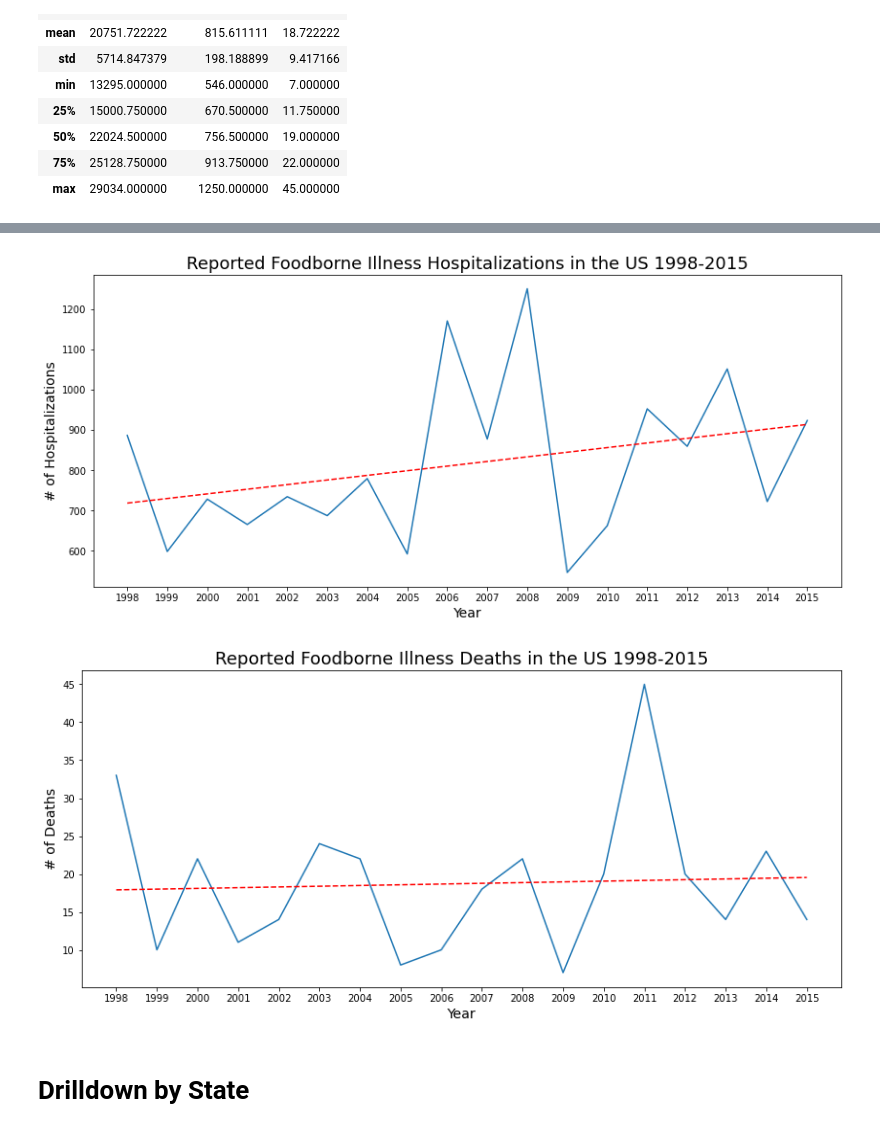
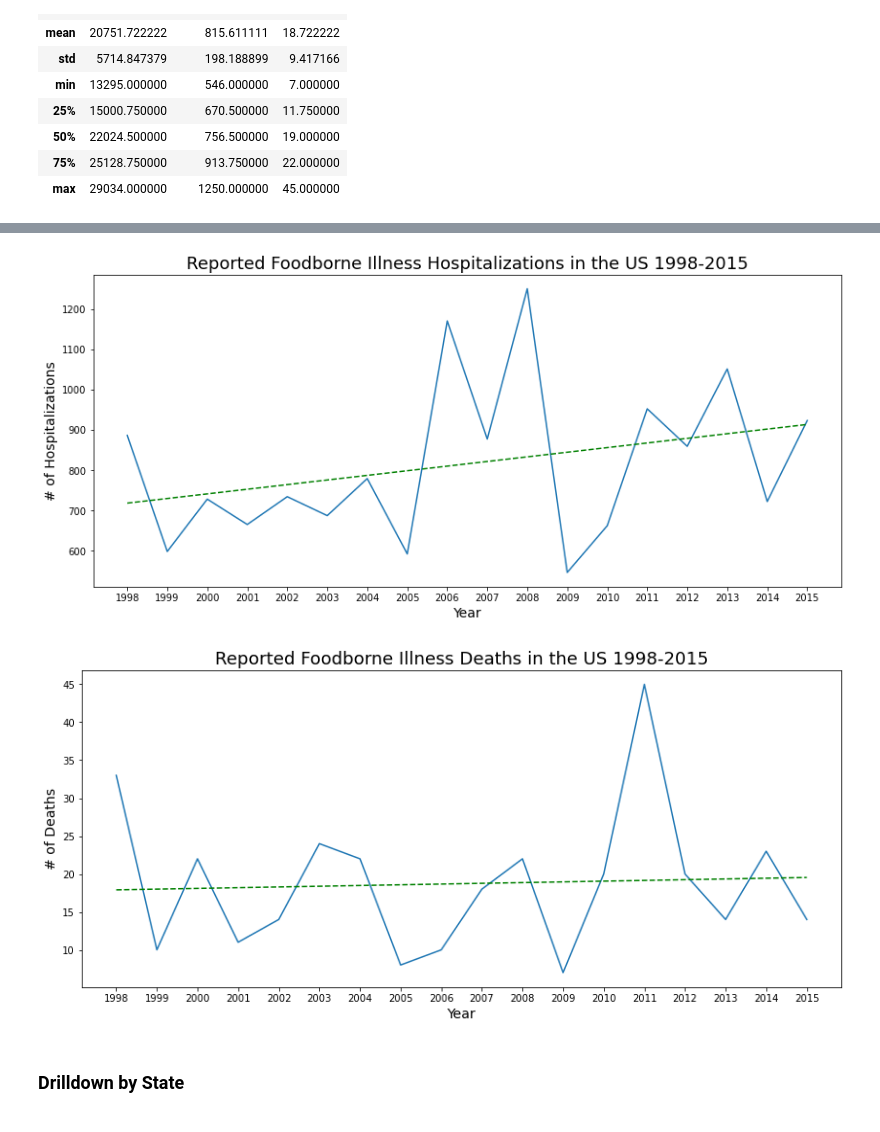
Before and after one commit to Aniastiti/Foodborne_Illness, a Jupyter notebook: notebooks/cdc_occurence_data.ipynb, the cells around one changed output, grey strips where cells are left out. Cells and saved outputs as stored; diff of their text form; code cells hidden in the pictures.

```diff
--- a/notebooks/cdc_occurence_data.ipynb
+++ b/notebooks/cdc_occurence_data.ipynb
@@ -7,7 +9,7 @@ import matplotlib.pyplot as plt
 import seaborn as sns
 %matplotlib inline
 # %%
-occur_df = pd.read_csv('../data_files/dist_org_prep_2009_2015_CDC.csv')
+occur_df = pd.read_csv('../data_files/dist_org_prep_1998_2015_CDC.csv')
 occur_df.head()
 # %% [output]
 |  | Year | Month | State | Genus Species | Serotype or Genotype | Etiology Status | Location of Preparation | ... |
@@ -114,7 +138,7 @@ Name: Location of Preparation, Length: 222, dtype: int64
 # %%
-outcomes_df=occur_df.groupby(by='Year').sum()
-outcomes_df=outcomes_df.drop(columns='Month')
-outcomes_df
+yr_outcomes_df=occur_df.groupby(by='Year').sum()
+yr_outcomes_df=yr_outcomes_df.drop(columns='Month')
+yr_outcomes_df
 # %% [output]
 |  | Illnesses | Hospitalizations | Deaths |
 | Year |  |  |  |
@@ -165,32 +196,32 @@ plt.title('Reported Foodborne Illnesses in the US 1998-2015', fontsize=18);
 # %%
 plt.figure(figsize=(14,6))
 
-hosp_trend=np.array(outcomes_df['Hospitalizations'])
-z=np.polyfit(outcomes_df.index.values, hosp_trend, 1)
+hosp_trend=np.array(yr_outcomes_df['Hospitalizations'])
+z=np.polyfit(yr_outcomes_df.index.values, hosp_trend, 1)
 p=np.poly1d(z)
-plt.plot(outcomes_df.index.values, outcomes_df['Hospitalizations'])
-plt.plot(outcomes_df.index.values, p(outcomes_df.index.values), 'r--')
+plt.plot(yr_outcomes_df.index.values, yr_outcomes_df['Hospitalizations'])
+plt.plot(yr_outcomes_df.index.values, p(yr_outcomes_df.index.values), 'g--')
 
-plt.xticks(outcomes_df.index.values)
+plt.xticks(yr_outcomes_df.index.values)
 plt.xlabel('Year', fontsize=14)
 plt.ylabel("# of Hospitalizations", fontsize=14)
 plt.title('Reported Foodborne Illness Hospitalizations in the US 1998-2015', fontsize=18);
 # %% [output]
-[figure, old version]
+[figure, new version]
 # %%
 plt.figure(figsize=(14,6))
 
-death_trend=np.array(outcomes_df['Deaths'])
-z=np.polyfit(outcomes_df.index.values, death_trend, 1)
+death_trend=np.array(yr_outcomes_df['Deaths'])
+z=np.polyfit(yr_outcomes_df.index.values, death_trend, 1)
 p=np.poly1d(z)
-plt.plot(outcomes_df.index.values, outcomes_df['Deaths'])
-plt.plot(outcomes_df.index.values, p(outcomes_df.index.values), 'r--')
+plt.plot(yr_outcomes_df.index.values, yr_outcomes_df['Deaths'])
+plt.plot(yr_outcomes_df.index.values, p(yr_outcomes_df.index.values), 'g--')
 
-plt.xticks(outcomes_df.index.values)
+plt.xticks(yr_outcomes_df.index.values)
 plt.xlabel('Year', fontsize=14)
 plt.ylabel("# of Deaths", fontsize=14)
 plt.title('Reported Foodborne Illness Deaths in the US 1998-2015', fontsize=18);
 # %% [output]
-[figure, old version]
+[figure, new version]
 # %% [markdown]
-# Drilldown by State
+### Drilldown by State
```
Also changed, not shown: parts of 20 cells of this notebook, 1 other file.
